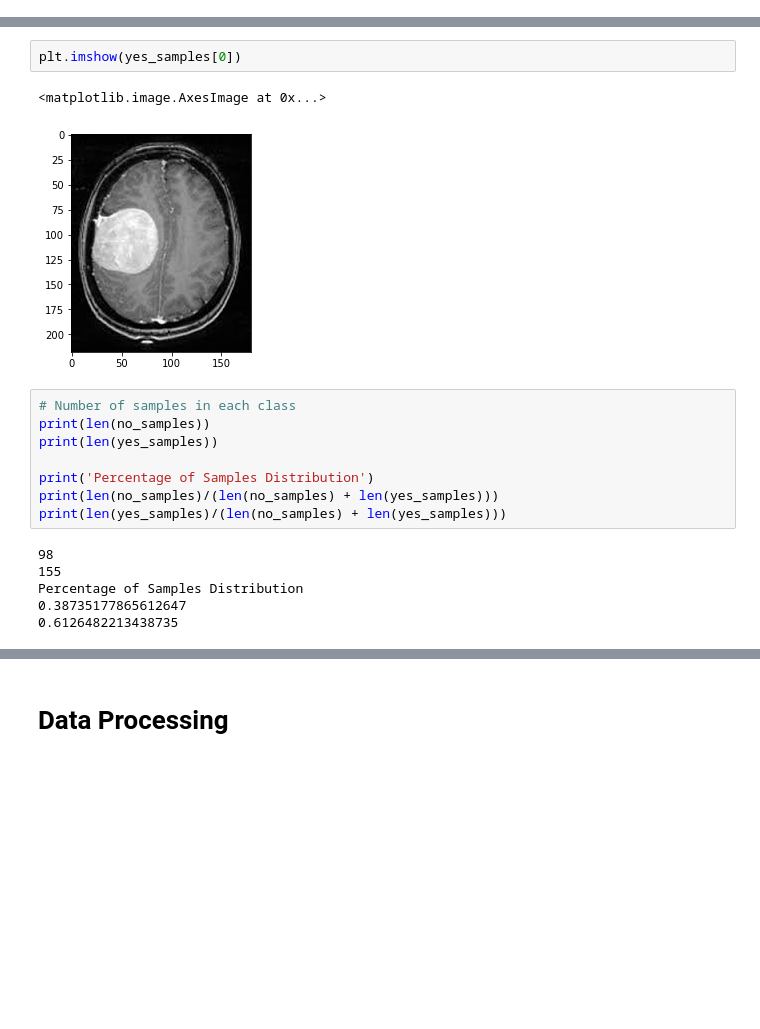
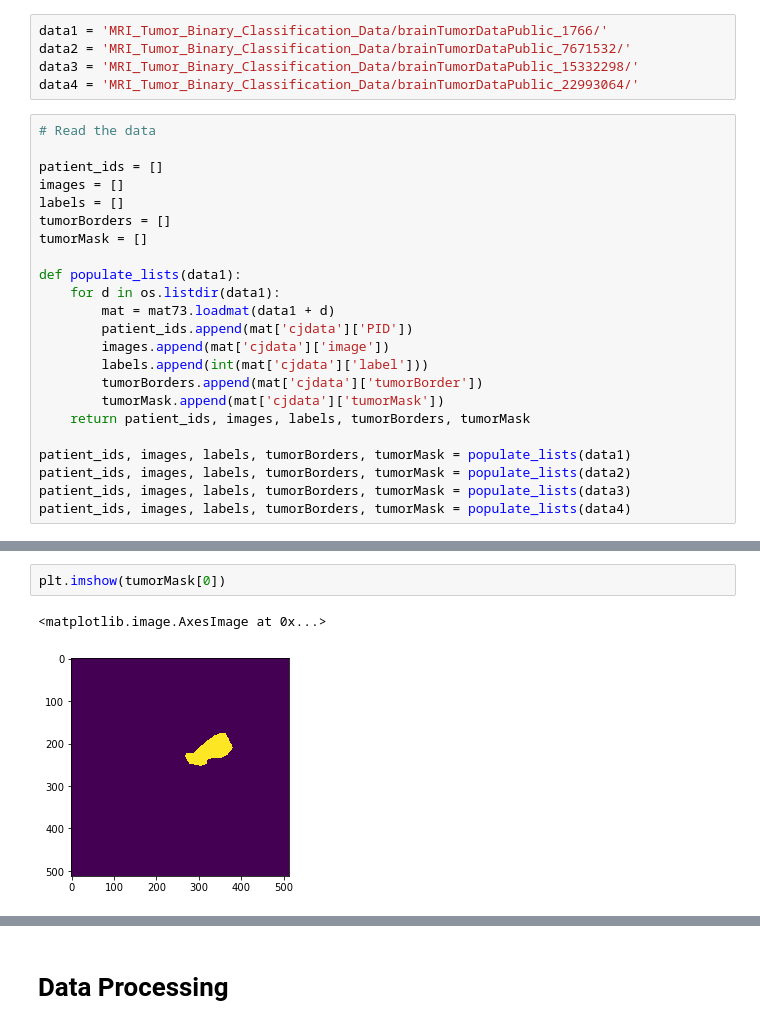
Before and after one commit to srinidhig/tumor_classification_localization, a Jupyter notebook: Tumor Classification and Localization - Deep Learning Approach.ipynb, the cells around one changed output, grey strips where cells are left out. Drawn from its saved outputs; the diff is of its cells as text; blank space fills up the shorter version.

```diff
--- a/Tumor Classification and Localization - Deep Learning Approach.ipynb
+++ b/Tumor Classification and Localization - Deep Learning Approach.ipynb
@@ -29,0 +21,28 @@ for samples in os.listdir(yes_data_dir):
+# %%
+data1 = 'MRI_Tumor_Binary_Classification_Data/brainTumorDataPublic_1766/'
+data2 = 'MRI_Tumor_Binary_Classification_Data/brainTumorDataPublic_7671532/'
+data3 = 'MRI_Tumor_Binary_Classification_Data/brainTumorDataPublic_15332298/'
+data4 = 'MRI_Tumor_Binary_Classification_Data/brainTumorDataPublic_22993064/'
+# %%
+# Read the data
+
+patient_ids = []
+images = []
+labels = []
+tumorBorders = []
+tumorMask = []
+
+def populate_lists(data1):
+    for d in os.listdir(data1):
+        mat = mat73.loadmat(data1 + d)
+        patient_ids.append(mat['cjdata']['PID'])
+        images.append(mat['cjdata']['image'])
+        labels.append(int(mat['cjdata']['label']))
+        tumorBorders.append(mat['cjdata']['tumorBorder'])
+        tumorMask.append(mat['cjdata']['tumorMask'])
+    return patient_ids, images, labels, tumorBorders, tumorMask
+
+patient_ids, images, labels, tumorBorders, tumorMask = populate_lists(data1)
+patient_ids, images, labels, tumorBorders, tumorMask = populate_lists(data2)
+patient_ids, images, labels, tumorBorders, tumorMask = populate_lists(data3)
+patient_ids, images, labels, tumorBorders, tumorMask = populate_lists(data4)
@@ -35,19 +75,5 @@ plt.imshow(no_samples[0])
 # %%
-plt.imshow(yes_samples[0])
+plt.imshow(tumorMask[0])
 # %% [output]
 <matplotlib.image.AxesImage at 0x...>
-[figure, old version]
+[figure, new version]
-# %%
-# Number of samples in each class
-print(len(no_samples))
-print(len(yes_samples))
-
-print('Percentage of Samples Distribution')
-print(len(no_samples)/(len(no_samples) + len(yes_samples)))
-print(len(yes_samples)/(len(no_samples) + len(yes_samples)))
-# %% [output]
-98
-155
-Percentage of Samples Distribution
-0.38735177865612647
-0.6126482213438735
```
Also changed, not shown: parts of 60 cells of this notebook.
